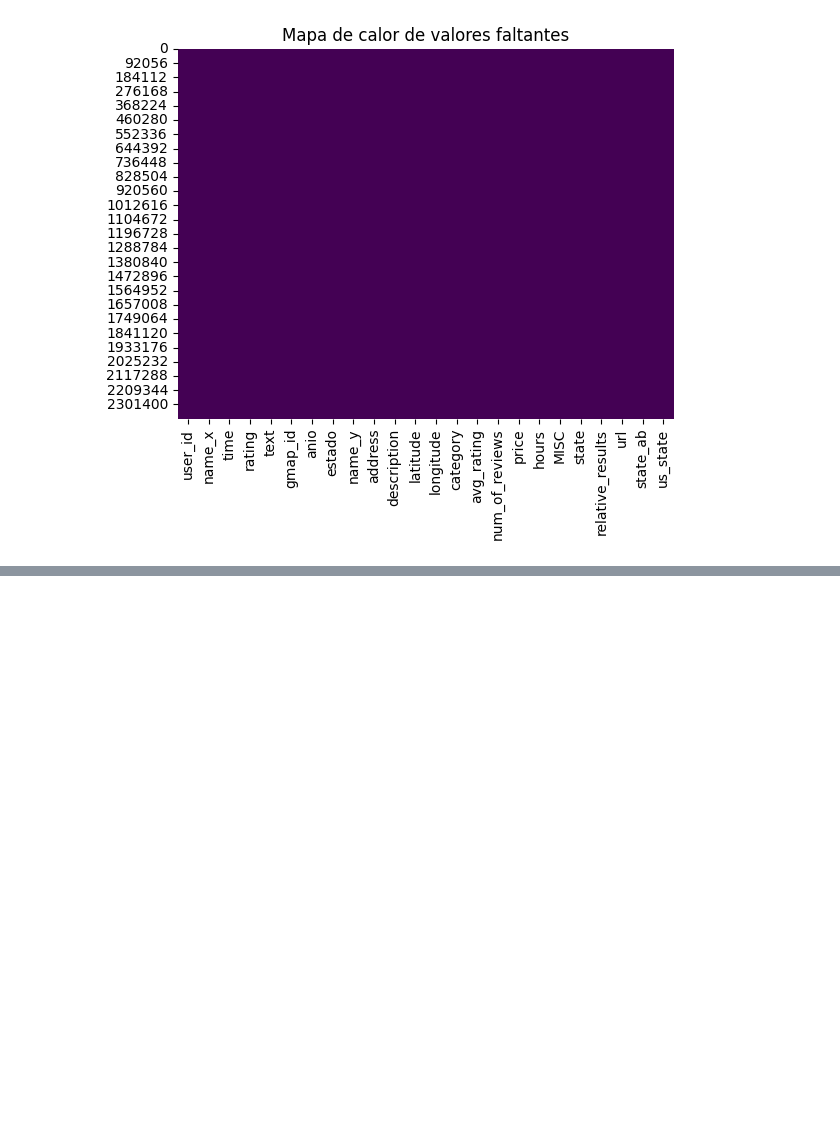
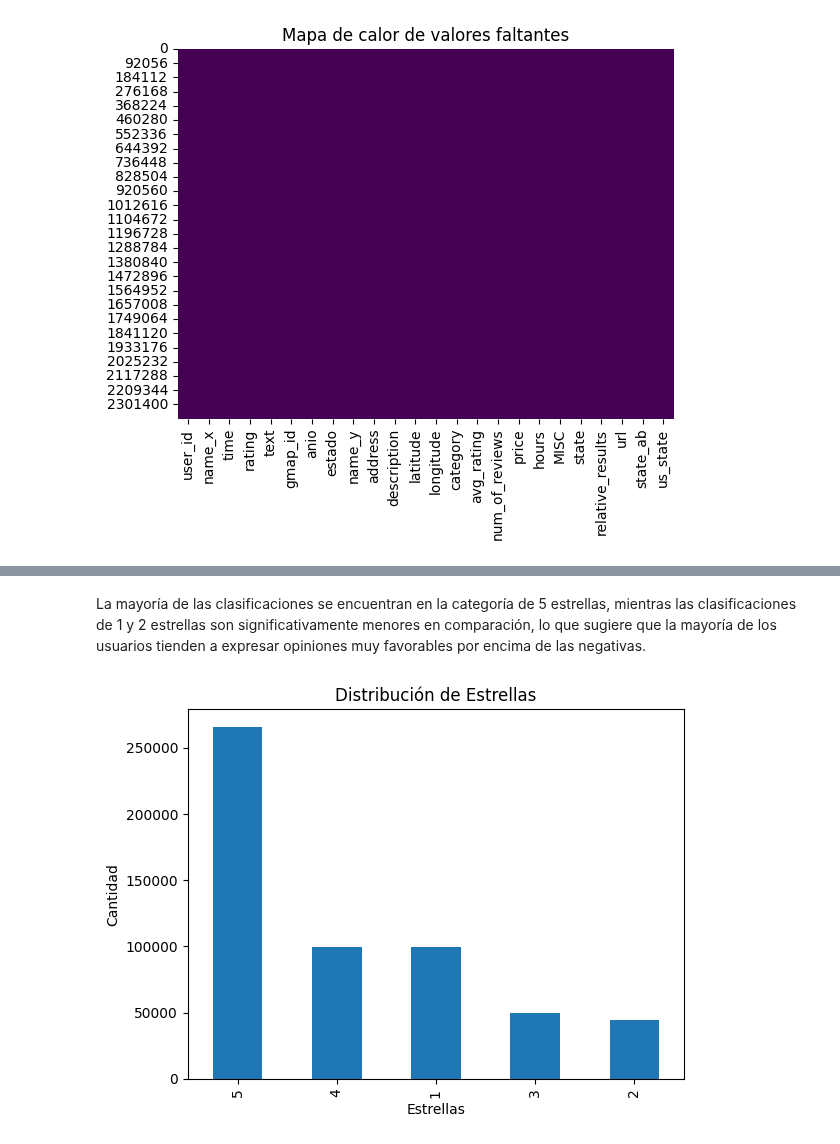
Before and after one commit to Aspirina180mg/PF_DATAPT07, a Jupyter notebook: EDA.ipynb, the cells around one changed output, grey strips where cells are left out. Cells and saved outputs as stored; diff of their text form; code cells hidden in the pictures; blank space fills up the shorter version.

```diff
--- a/EDA.ipynb
+++ b/EDA.ipynb
@@ -234,0 +262,10 @@ plt.show()
+# %% [markdown]
+La mayoría de las clasificaciones se encuentran en la categoría de 5 estrellas, mientras las clasificaciones de 1 y 2 estrellas son significativamente menores en comparación, lo que sugiere que la mayoría de los usuarios tienden a expresar opiniones muy favorables por encima de las negativas.
+# %%
+df_yelp_reviews['stars'].value_counts().plot(kind='bar')
+plt.title('Distribución de Estrellas')
+plt.xlabel('Estrellas')
+plt.ylabel('Cantidad')
+plt.show()
+# %% [output]
+[figure, added]
```
Also changed, not shown: parts of 55 cells of this notebook, 1 other file.
